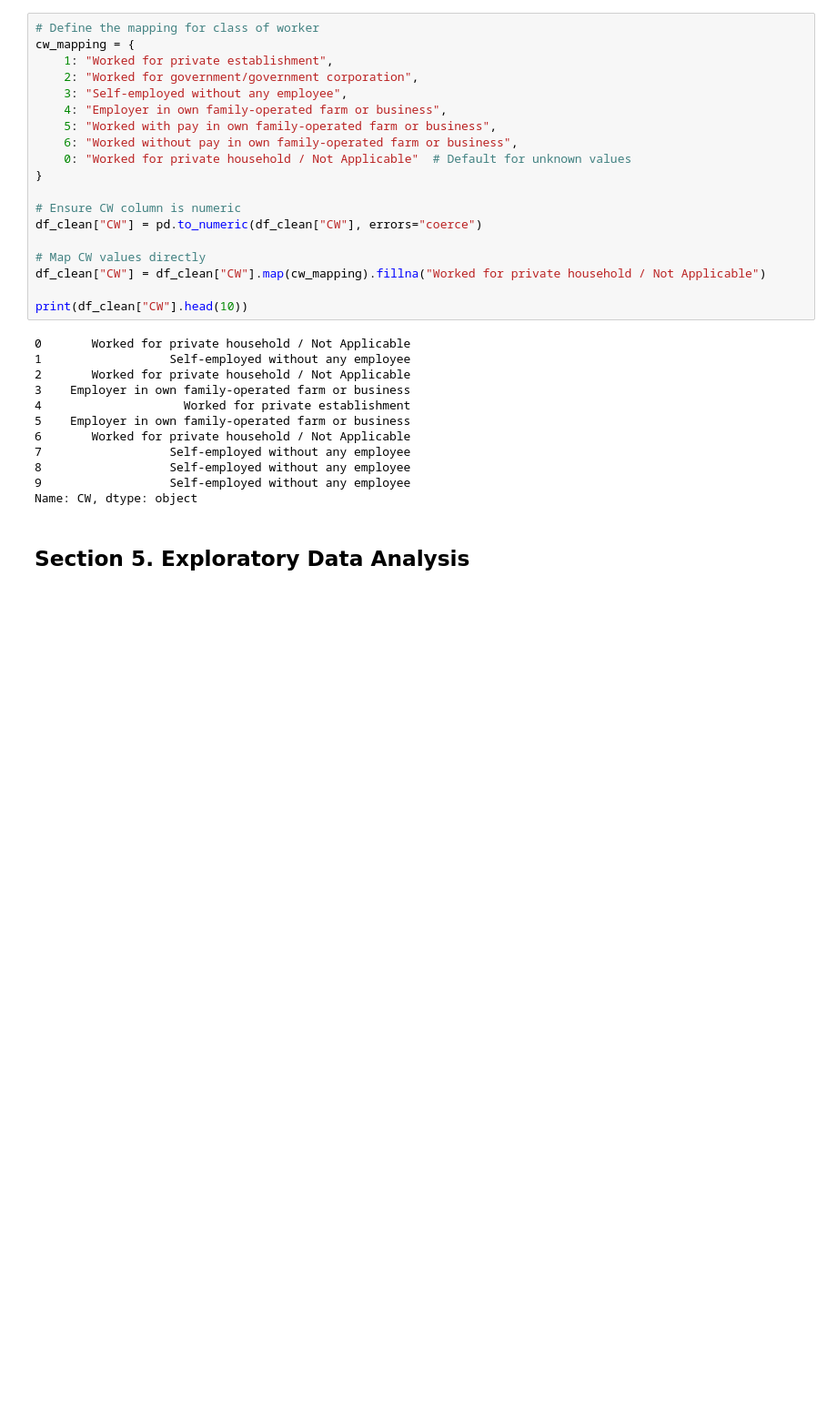
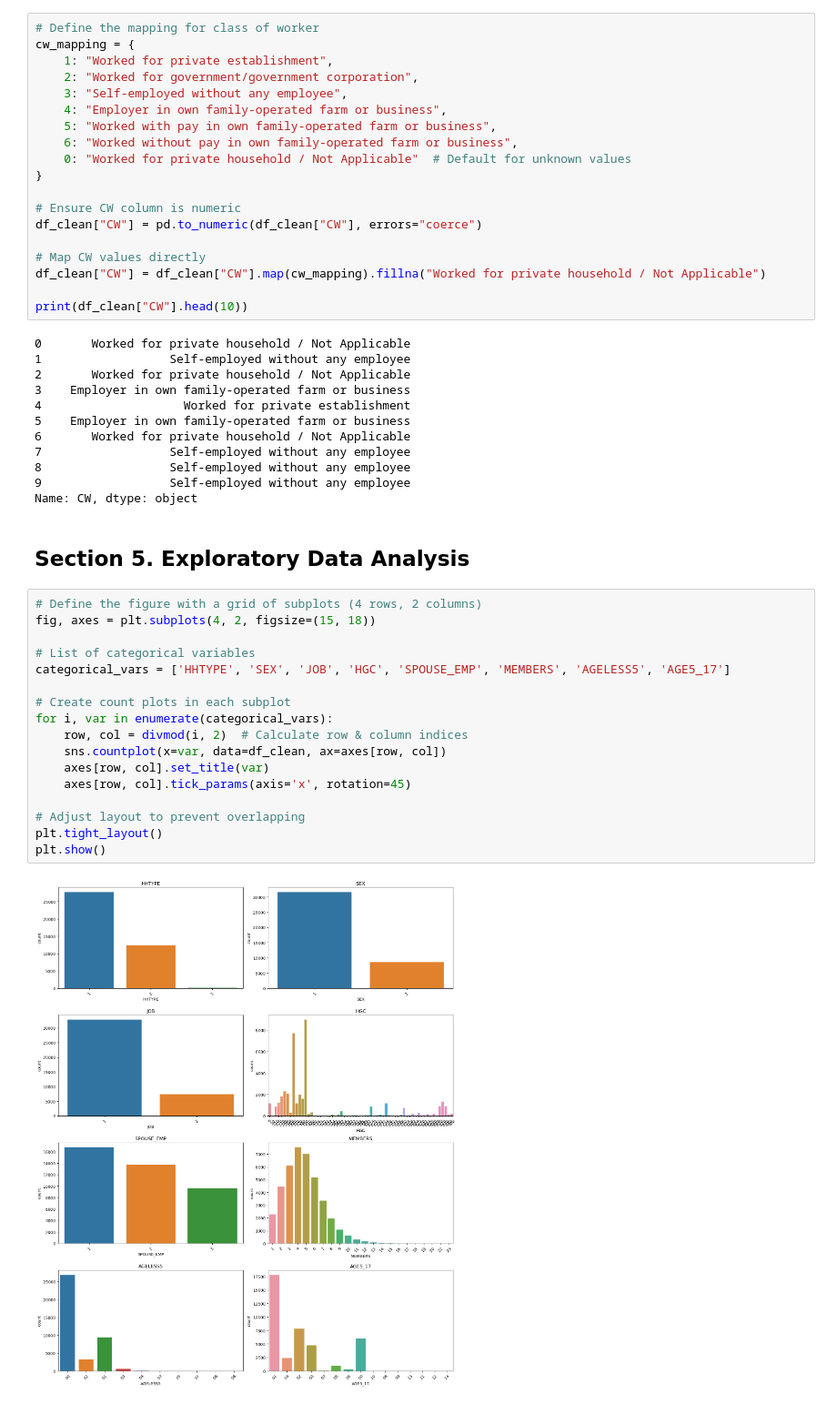
Before and after one commit to SmeaGL/STINTSY_MP, a Jupyter notebook: MP/STINTSY_Project_S14.ipynb, the cells around one changed output. Shown at 91% size. Saved outputs shown, nothing was run; the diff lists cells and outputs as text; blank space fills up the shorter version.

```diff
--- a/MP/STINTSY_Project_S14.ipynb
+++ b/MP/STINTSY_Project_S14.ipynb
@@ -373,3 +370,22 @@ print(df_clean["CW"].head(10))
 Name: CW, dtype: object
 # %% [markdown]
 ## **Section 5. Exploratory Data Analysis**
+# %%
+# Define the figure with a grid of subplots (4 rows, 2 columns)
+fig, axes = plt.subplots(4, 2, figsize=(15, 18))
+
+# List of categorical variables
+categorical_vars = ['HHTYPE', 'SEX', 'JOB', 'HGC', 'SPOUSE_EMP', 'MEMBERS', 'AGELESS5', 'AGE5_17']
+
+# Create count plots in each subplot
+for i, var in enumerate(categorical_vars):
+    row, col = divmod(i, 2)  # Calculate row & column indices
+    sns.countplot(x=var, data=df_clean, ax=axes[row, col])
+    axes[row, col].set_title(var)
+    axes[row, col].tick_params(axis='x', rotation=45)
+
+# Adjust layout to prevent overlapping
+plt.tight_layout()
+plt.show()
+# %% [output]
+[figure, added]
```
Also changed, not shown: parts of 7 cells of this notebook.
